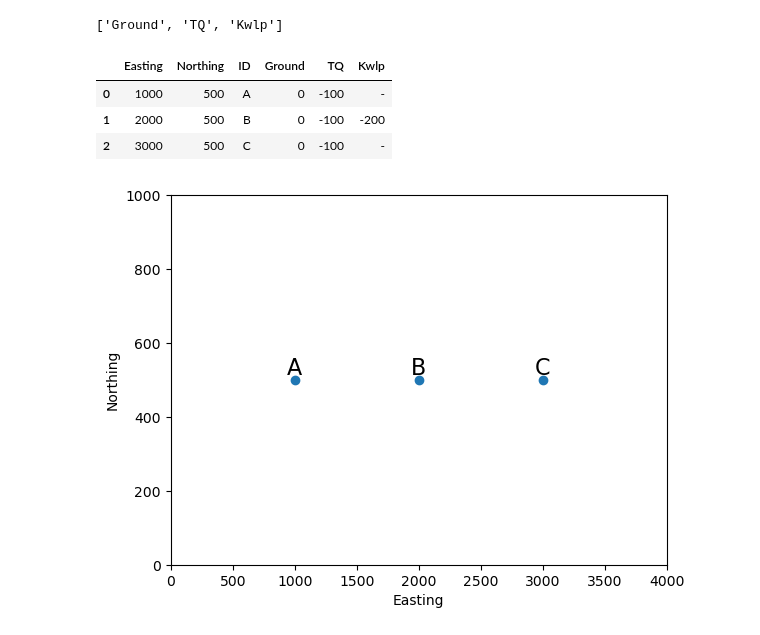
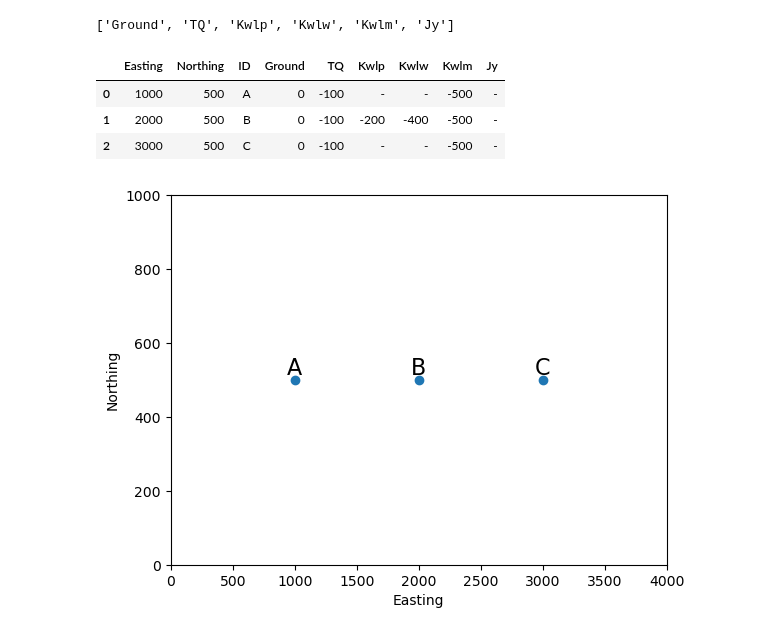
Before and after one commit to malvina-chmielarski/Otorowiri, a Jupyter notebook: Model/pinchout_simple.ipynb, the cells around one changed output. Cells and saved outputs as stored; diff of their text form; code cells hidden in the pictures.

```diff
--- a/Model/pinchout_simple.ipynb
+++ b/Model/pinchout_simple.ipynb
@@ -9,23 +14,23 @@ bore_info = pd.read_excel("../Geological_data/Dwer_data\Formation picks.xls",she
 strat_info = pd.read_excel("../Geological_data/Dwer_data\Formation picks.xls",sheet_name = "strat_info2")
 # %%
 df = bore_info.copy()
-x0, x1, y0, y1, z0, z1 = 0, 4000, 0, 1000, -400, 200
+x0, x1, y0, y1, z0, z1 = 0, 4000, 0, 1000, -1000, 200
 df = df.drop(['Source'], axis=1)
-df = df.drop(['Tr','Tkm', 'Tk','Tkc','Jc','Kcom','Kps','Kpo','Kpc','Kcoh','Kcp','Kcl','Kcg', 'Kcm', 'Kcok','Kwg','Kws','Jy','Kwlw','Kwlm'], axis=1)
+df = df.drop(['Tr','Tkm', 'Tk','Tkc','Jc','Kcom','Kps','Kpo','Kpc','Kcoh','Kcp','Kcl','Kcg', 'Kcm', 'Kcok','Kwg','Kws'], axis=1)
 df = df.reset_index(drop=True)
 
 lithcodes = list(df.columns.values[3:])   # Make a list of formations
 df.Easting = pd.to_numeric(df.Easting)    # Make sure Eastings and Northings are numeric values
 df.Northing = pd.to_numeric(df.Northing)
 df.Ground = pd.to_numeric(df.Ground)
 print(lithcodes)
 df
 # %% [output]
-['Ground', 'TQ', 'Kwlp']
+['Ground', 'TQ', 'Kwlp', 'Kwlw', 'Kwlm', 'Jy']
-|  | Easting | Northing | ID | Ground | TQ | Kwlp |
-| 0 | 1000 | 500 | A | 0 | -100 | - |
-| 1 | 2000 | 500 | B | 0 | -100 | -200 |
-| 2 | 3000 | 500 | C | 0 | -100 | - |
+|  | Easting | Northing | ID | Ground | TQ | Kwlp | Kwlw | Kwlm | Jy |
+| 0 | 1000 | 500 | A | 0 | -100 | - | - | -500 | - |
+| 1 | 2000 | 500 | B | 0 | -100 | -200 | -400 | -500 | - |
+| 2 | 3000 | 500 | C | 0 | -100 | - | - | -500 | - |
 # %%
 %matplotlib inline
 import matplotlib.pyplot as plt
```
Also changed, not shown: parts of 20 cells of this notebook, 2 other files.
